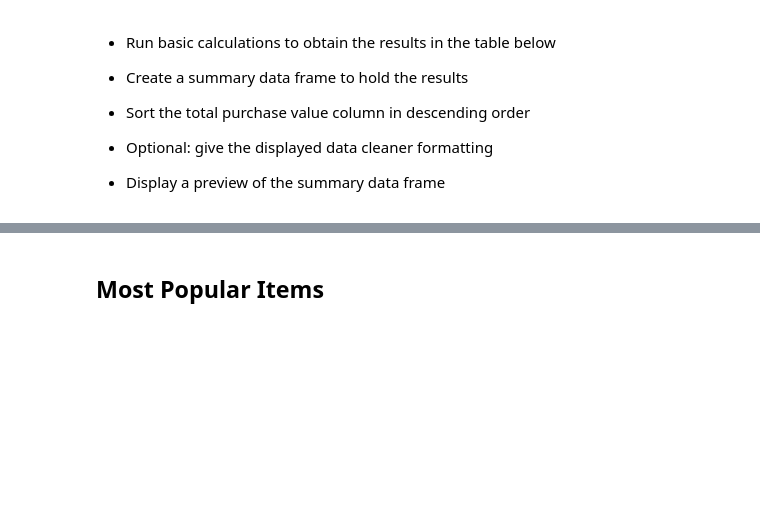
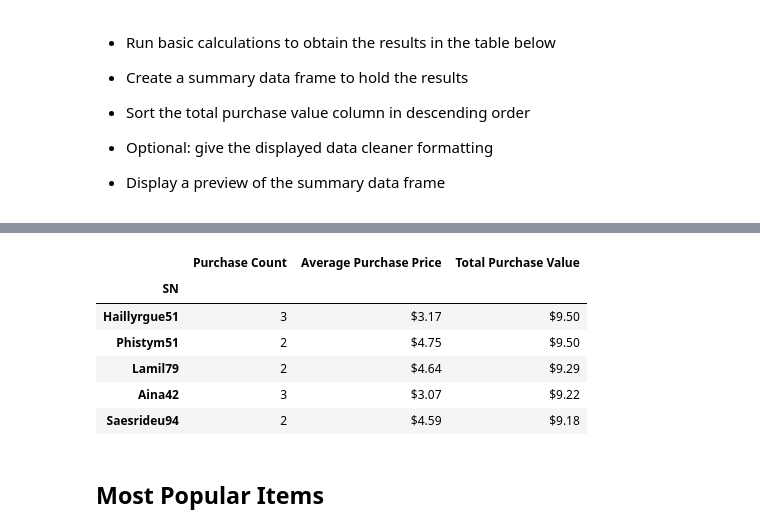
Before and after one commit to skhelifi1/Panda-Challange, a Jupyter notebook: HeroesOfPymoli/HeroesOfPymoli.ipynb, the cells around one changed output, grey strips where cells are left out. Saved outputs shown, nothing was run; the diff lists cells and outputs as text; code cells hidden in the pictures; blank space fills up the shorter version.

```diff
--- a/HeroesOfPymoli/HeroesOfPymoli.ipynb
+++ b/HeroesOfPymoli/HeroesOfPymoli.ipynb
@@ -279,3 +270,25 @@ age_purchasing_analysis_df
+# %%
+SN_data_group= purchase_data_df.groupby("SN")
+purchase_count = SN_data_group["Item ID"].count()
+avg_purchase_price= round(SN_data_group["Price"].mean() ,2)
+total_purchase_value_SN= SN_data_group["Price"].sum()
+
+SN_data_group_df= pd.DataFrame({"Purchase Count": purchase_count,
+                                "Average Purchase Price": avg_purchase_price,
+                                "Total Purchase Value": total_purchase_value_SN})
+SN_data_group_df["Total Purchase Value"]= SN_data_group_df["Total Purchase Value"].map("${0:,.2f}".format)
+SN_data_group_df["Average Purchase Price"]= SN_data_group_df["Average Purchase Price"].map("${0:,.2f}".format)
+SN_data_group_df= SN_data_group_df.sort_values(["Total Purchase Value"], ascending=False)
+
+SN_data_group_df.head()
+# %% [output]
+|  | Purchase Count | Average Purchase Price | Total Purchase Value |
+| SN |  |  |  |
+| Haillyrgue51 | 3 | $3.17 | $9.50 |
+| Phistym51 | 2 | $4.75 | $9.50 |
+| Lamil79 | 2 | $4.64 | $9.29 |
+| Aina42 | 3 | $3.07 | $9.22 |
+| Saesrideu94 | 2 | $4.59 | $9.18 |
 # %% [markdown]
 ## Most Popular Items
 # %% [markdown]
```
Also changed, not shown: parts of 2 cells of this notebook.
